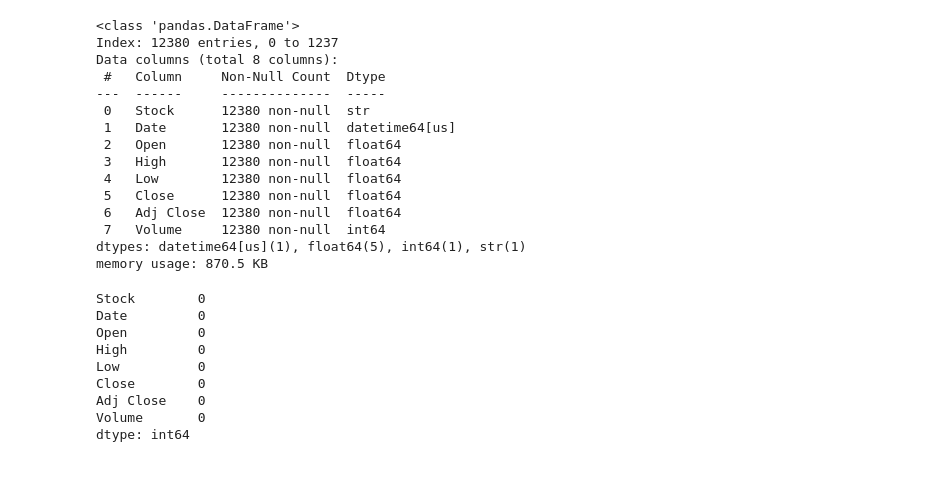
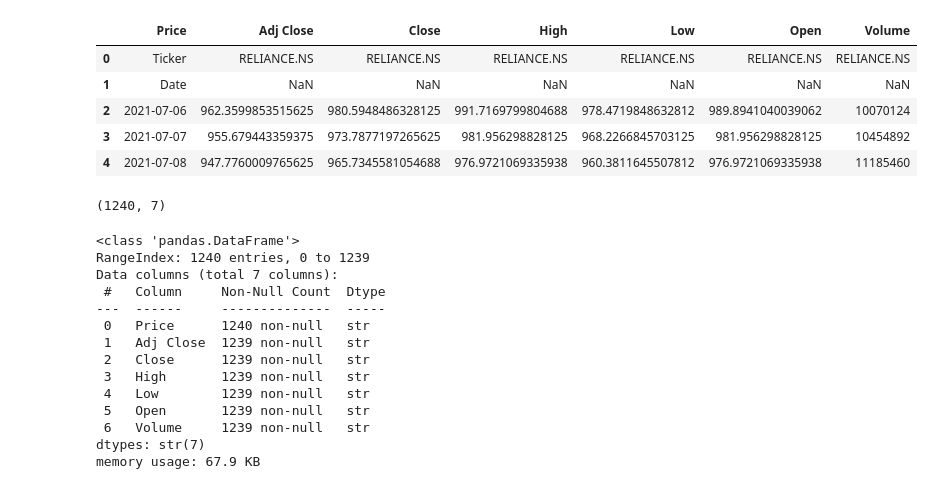
Before and after one commit to komolikadagare25/Portfolio-recommendation-system, a Jupyter notebook: ml/notebooks/EDA.ipynb, the cells around one changed output. Drawn from its saved outputs; the diff is of its cells as text; code cells hidden in the pictures.

```diff
--- a/ml/notebooks/EDA.ipynb
+++ b/ml/notebooks/EDA.ipynb
@@ -107,30 +20,30 @@ combined_df["Date"] = pd.to_datetime(combined_df["Date"])
+# %%
+df.head()
+# %% [output]
+|  | Price | Adj Close | Close | High | Low | Open | Volume |
+| 0 | Ticker | RELIANCE.NS | RELIANCE.NS | RELIANCE.NS | RELIANCE.NS | RELIANCE.NS | RELIANCE.NS |
+| 1 | Date | NaN | NaN | NaN | NaN | NaN | NaN |
+| 2 | 2021-07-06 | 962.3599853515625 | 980.5948486328125 | 991.7169799804688 | 978.4719848632812 | 989.8941040039062 | 10070124 |
+| 3 | 2021-07-07 | 955.679443359375 | 973.7877197265625 | 981.956298828125 | 968.2266845703125 | 981.956298828125 | 10454892 |
+| 4 | 2021-07-08 | 947.7760009765625 | 965.7345581054688 | 976.9721069335938 | 960.3811645507812 | 976.9721069335938 | 11185460 |
+# %%
+df.shape
+# %% [output]
+(1240, 7)
 # %%
-combined_df.info()
+df.info()
 # %% [output]
 <class 'pandas.DataFrame'>
-Index: 12380 entries, 0 to 1237
-Data columns (total 8 columns):
+RangeIndex: 1240 entries, 0 to 1239
+Data columns (total 7 columns):
  #   Column     Non-Null Count  Dtype
 ---  ------     --------------  -----
- 0   Stock      12380 non-null  str
- 1   Date       12380 non-null  datetime64[us]
- 2   Open       12380 non-null  float64
- 3   High       12380 non-null  float64
- 4   Low        12380 non-null  float64
- 5   Close      12380 non-null  float64
- 6   Adj Close  12380 non-null  float64
- 7   Volume     12380 non-null  int64
-dtypes: datetime64[us](1), float64(5), int64(1), str(1)
-memory usage: 870.5 KB
+ 0   Price      1240 non-null   str
+ 1   Adj Close  1239 non-null   str
+ 2   Close      1239 non-null   str
+ 3   High       1239 non-null   str
+ 4   Low        1239 non-null   str
+ 5   Open       1239 non-null   str
+ 6   Volume     1239 non-null   str
+dtypes: str(7)
+memory usage: 67.9 KB
-# %%
-combined_df.isnull().sum()
-# %% [output]
-Stock        0
-Date         0
-Open         0
-High         0
-Low          0
-Close        0
-Adj Close    0
-Volume       0
-dtype: int64
```
Also changed, not shown: parts of 25 cells of this notebook, 3 other files.
